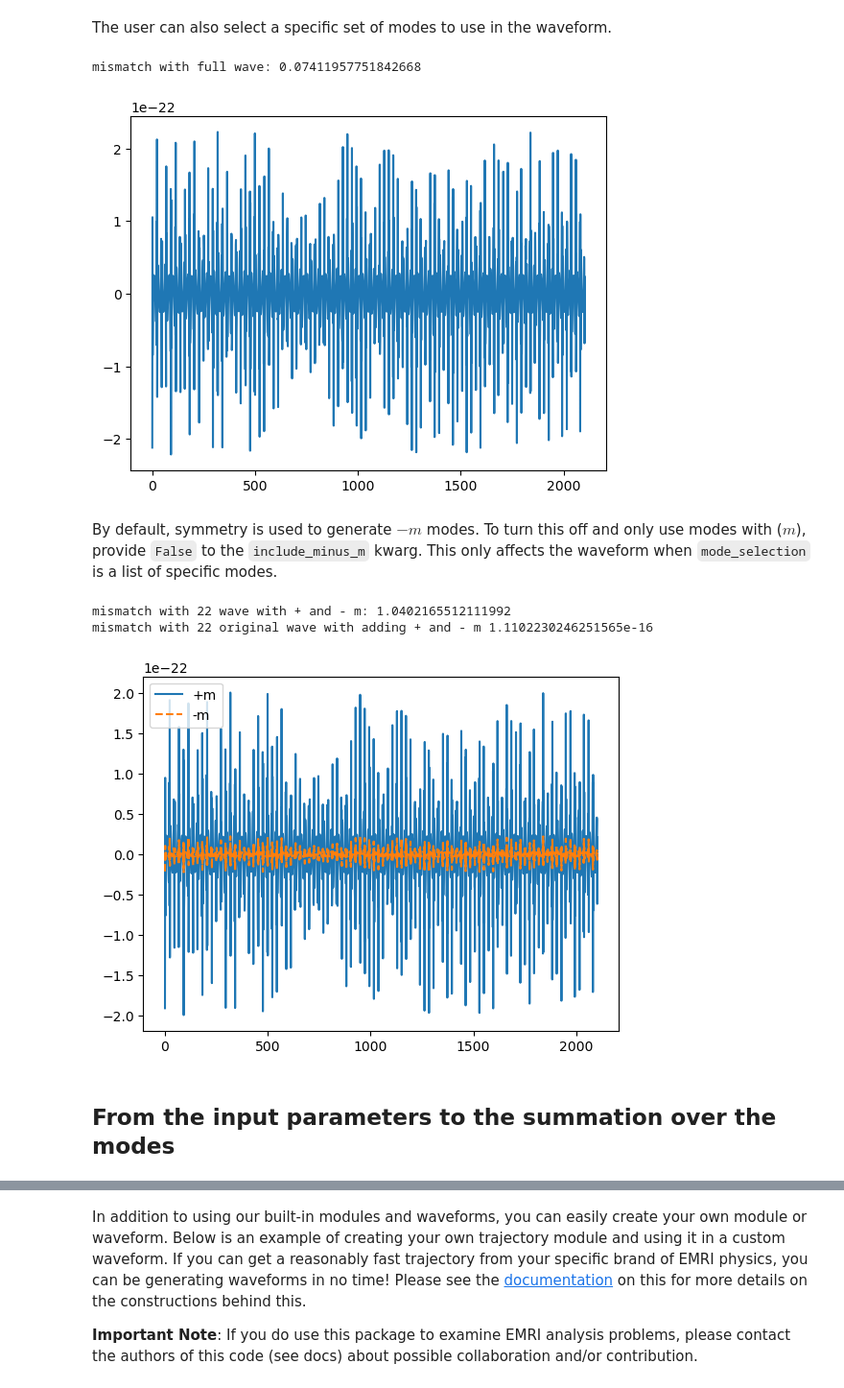
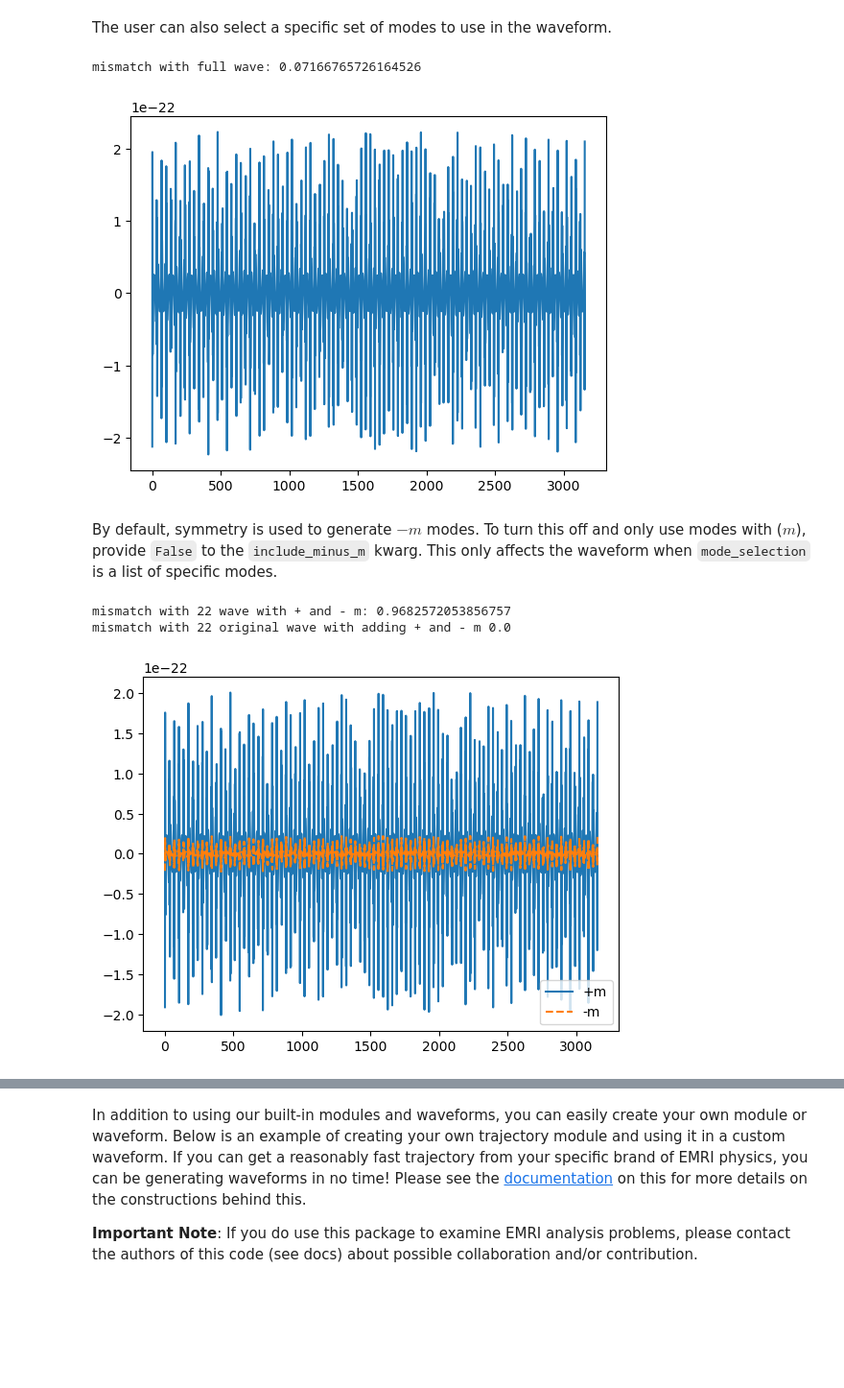
Before and after one commit to lorenzsp/GRAPPA_EMRI_tutorial, a Jupyter notebook: Grappa_tutorial.ipynb, the cells around one changed output, grey strips where cells are left out. Shown at 96% size. Saved outputs shown, nothing was run; the diff lists cells and outputs as text; code cells hidden in the pictures; blank space fills up the shorter version.

```diff
--- a/Grappa_tutorial.ipynb
+++ b/Grappa_tutorial.ipynb
@@ -600,16 +819,17 @@ The user can also select a specific set of modes to use in the waveform.
 # %%
 # l = 2, m = 2 wave
 specific_modes = [(2, 2, n) for n in range(-30, 31)]
-
-wave_22 = few(M, mu, p0, e0, theta, phi, dist=dist, dt=dt, T=0.001, mode_selection=specific_modes)
-wave_base = few(M, mu, p0, e0, theta, phi, dist=dist, dt=dt, T=0.001)
+dt = 10.0
+dist = 1.0
+wave_22 = few(M, mu, p0, e0, theta, phi, dist=1.0, dt=dt, T=0.001, mode_selection=specific_modes)
+wave_base = few(M, mu, p0, e0, theta, phi, dist=1.0, dt=dt, T=0.001)
 
 plt.plot(wave_22.real)
 
 print('mismatch with full wave:', get_mismatch(wave_22, wave_base))
 # %% [output]
-mismatch with full wave: 0.07411957751842668
+mismatch with full wave: 0.07166765726164526
-[figure, old version]
+[figure, new version]
 # %% [markdown]
 By default, symmetry is used to generate $-m$ modes. To turn this off and only use modes with ($m$), provide `False` to the `include_minus_m` kwarg. This only affects the waveform when `mode_selection` is a list of specific modes.
 # %%
@@ -634,8 +854,6 @@ print('mismatch with 22 wave with + and - m:', get_mismatch(wave_22_minus_m, wav
 
 print('mismatch with 22 original wave with adding + and - m', get_mismatch(wave_22, wave_22_pos_m + wave_22_minus_m))
 # %% [output]
-mismatch with 22 wave with + and - m: 1.0402165512111992
-mismatch with 22 original wave with adding + and - m 1.1102230246251565e-16
+mismatch with 22 wave with + and - m: 0.9682572053856757
+mismatch with 22 original wave with adding + and - m 0.0
-[figure, old version]
+[figure, new version]
-# %% [markdown]
-## From the input parameters to the summation over the modes
```
Also changed, not shown: parts of 85 cells of this notebook, 2 other files.
